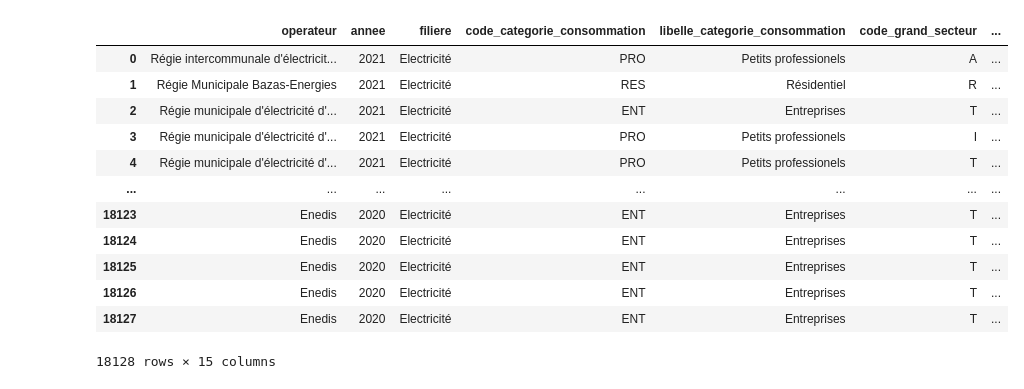
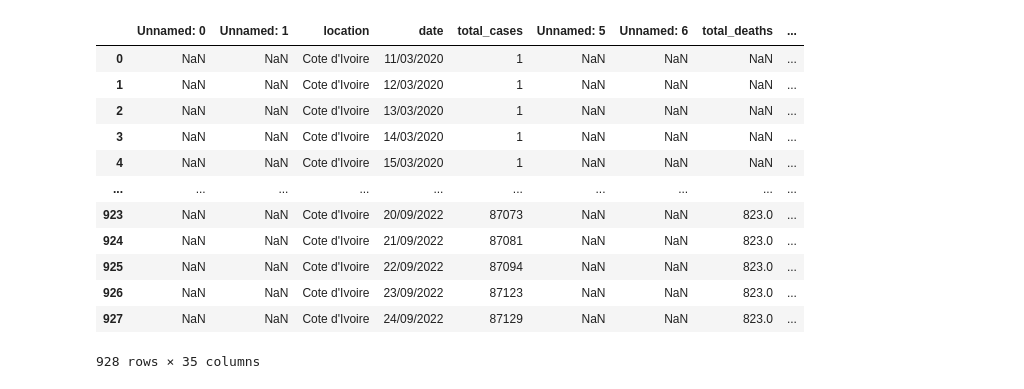
Before and after one commit to Sylou2022/Projet_ARIMA, a Jupyter notebook: test.ipynb, the cells around one changed output. Saved outputs shown, nothing was run; the diff lists cells and outputs as text; code cells hidden in the pictures.

```diff
--- a/test.ipynb
+++ b/test.ipynb
@@ -2,19 +2,19 @@
 import matplotlib.pyplot as plt
 import pandas as pd
 # %%
-data = pd.read_csv('C:/Users/sylva/AppData/Local/GitHubDesktop/app-3.2.0/Projet_ARIMA/French energy consumption dataset.csv', sep=';')
+data = pd.read_csv('C:/Users/sylva/AppData/Local/GitHubDesktop/app-3.2.0/Projet_ARIMA_2023/covid_CIV_dataset.csv', sep=';')
 data
 # %% [output]
-|  | operateur | annee | filiere | code_categorie_consommation | libelle_categorie_consommation | code_grand_secteur | ... |
-| 0 | Régie intercommunale d'électricit... | 2021 | Electricité | PRO | Petits professionels | A | ... |
-| 1 | Régie Municipale Bazas-Energies | 2021 | Electricité | RES | Résidentiel | R | ... |
-| 2 | Régie municipale d'électricité d'... | 2021 | Electricité | ENT | Entreprises | T | ... |
-| 3 | Régie municipale d'électricité d'... | 2021 | Electricité | PRO | Petits professionels | I | ... |
-| 4 | Régie municipale d'électricité d'... | 2021 | Electricité | PRO | Petits professionels | T | ... |
-| ... | ... | ... | ... | ... | ... | ... | ... |
-| 18123 | Enedis | 2020 | Electricité | ENT | Entreprises | T | ... |
-| 18124 | Enedis | 2020 | Electricité | ENT | Entreprises | T | ... |
-| 18125 | Enedis | 2020 | Electricité | ENT | Entreprises | T | ... |
-| 18126 | Enedis | 2020 | Electricité | ENT | Entreprises | T | ... |
-| 18127 | Enedis | 2020 | Electricité | ENT | Entreprises | T | ... |
+|  | Unnamed: 0 | Unnamed: 1 | location | date | total_cases | Unnamed: 5 | Unnamed: 6 | total_deaths | ... |
+| 0 | NaN | NaN | Cote d'Ivoire | 11/03/2020 | 1 | NaN | NaN | NaN | ... |
+| 1 | NaN | NaN | Cote d'Ivoire | 12/03/2020 | 1 | NaN | NaN | NaN | ... |
+| 2 | NaN | NaN | Cote d'Ivoire | 13/03/2020 | 1 | NaN | NaN | NaN | ... |
+| 3 | NaN | NaN | Cote d'Ivoire | 14/03/2020 | 1 | NaN | NaN | NaN | ... |
+| 4 | NaN | NaN | Cote d'Ivoire | 15/03/2020 | 1 | NaN | NaN | NaN | ... |
+| ... | ... | ... | ... | ... | ... | ... | ... | ... | ... |
+| 923 | NaN | NaN | Cote d'Ivoire | 20/09/2022 | 87073 | NaN | NaN | 823.0 | ... |
+| 924 | NaN | NaN | Cote d'Ivoire | 21/09/2022 | 87081 | NaN | NaN | 823.0 | ... |
+| 925 | NaN | NaN | Cote d'Ivoire | 22/09/2022 | 87094 | NaN | NaN | 823.0 | ... |
+| 926 | NaN | NaN | Cote d'Ivoire | 23/09/2022 | 87123 | NaN | NaN | 823.0 | ... |
+| 927 | NaN | NaN | Cote d'Ivoire | 24/09/2022 | 87129 | NaN | NaN | 823.0 | ... |
-18128 rows × 15 columns
+928 rows × 35 columns
```
Also changed, not shown: parts of 16 cells of this notebook, 11 other files.
